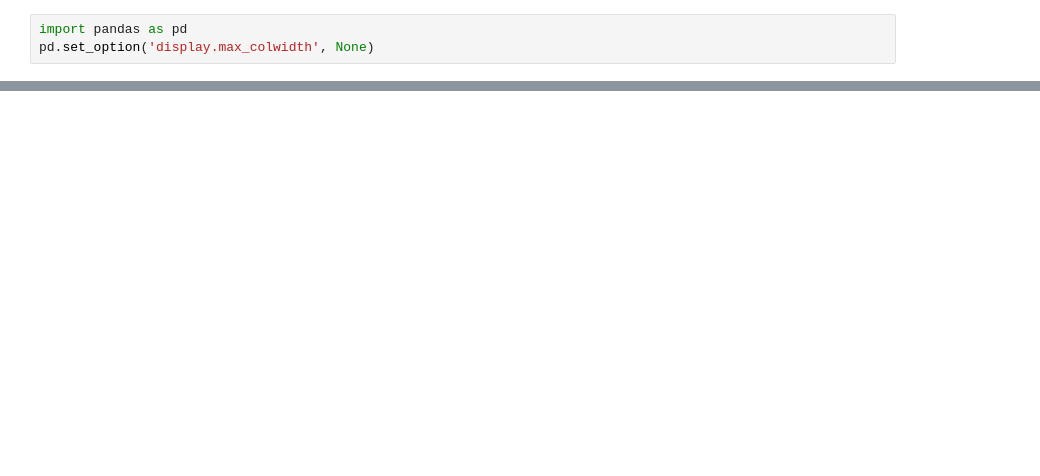
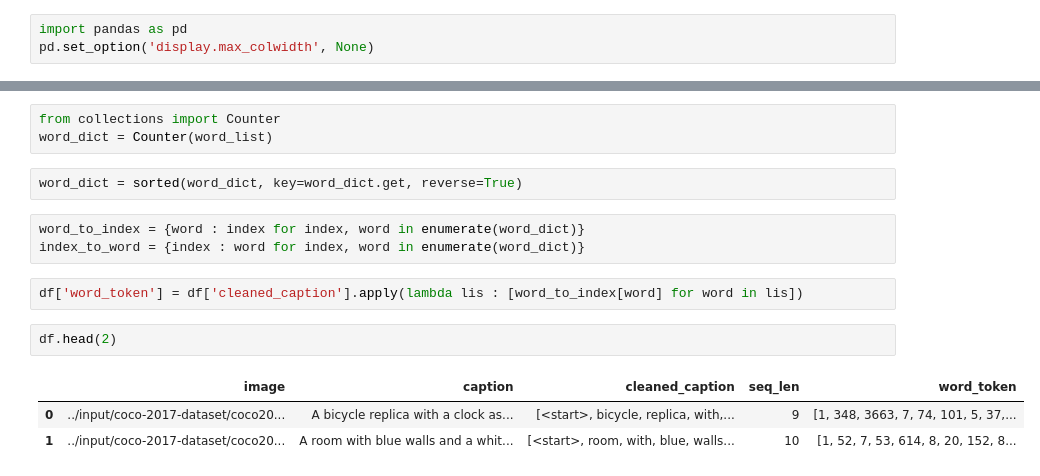
Before and after one commit to PrasannaKasar/Image-Captioning, a Jupyter notebook: image-captioning.ipynb, the cells around one changed output, grey strips where cells are left out. Drawn from its saved outputs; the diff is of its cells as text; blank space fills up the shorter version.

```diff
--- a/image-captioning.ipynb
+++ b/image-captioning.ipynb
@@ -81,0 +86,16 @@ test_loader = DataLoader(test_dataset, batch_size=32, shuffle=False)
+# %%
+from collections import Counter
+word_dict = Counter(word_list)
+# %%
+word_dict = sorted(word_dict, key=word_dict.get, reverse=True)
+# %%
+word_to_index = {word : index for index, word in enumerate(word_dict)}
+index_to_word = {index : word for index, word in enumerate(word_dict)}
+# %%
+df['word_token'] = df['cleaned_caption'].apply(lambda lis : [word_to_index[word] for word in lis])
+# %%
+df.head(2)
+# %% [output]
+|  | image | caption | cleaned_caption | seq_len | word_token |
+| 0 | ../input/coco-2017-dataset/coco20... | A bicycle replica with a clock as... | [<start>, bicycle, replica, with,... | 9 | [1, 348, 3663, 7, 74, 101, 5, 37,... |
+| 1 | ../input/coco-2017-dataset/coco20... | A room with blue walls and a whit... | [<start>, room, with, blue, walls... | 10 | [1, 52, 7, 53, 614, 8, 20, 152, 8... |
```
Also changed, not shown: parts of 35 cells of this notebook.
